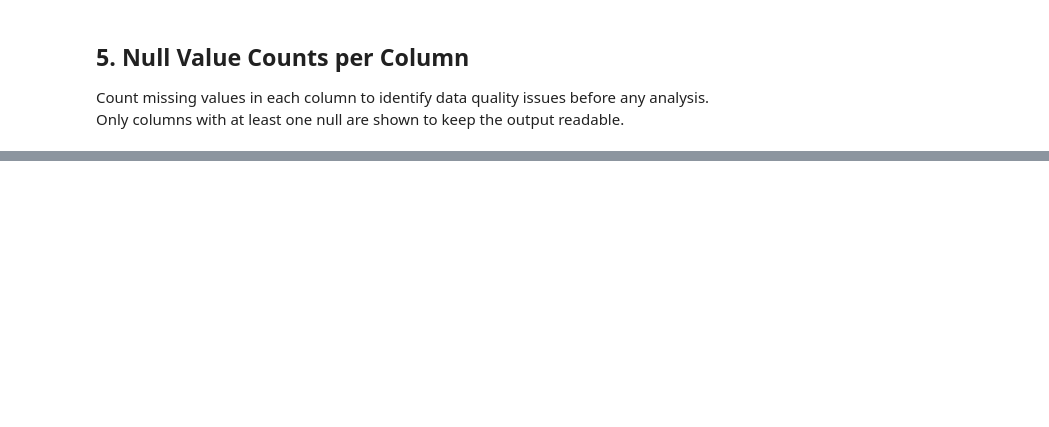
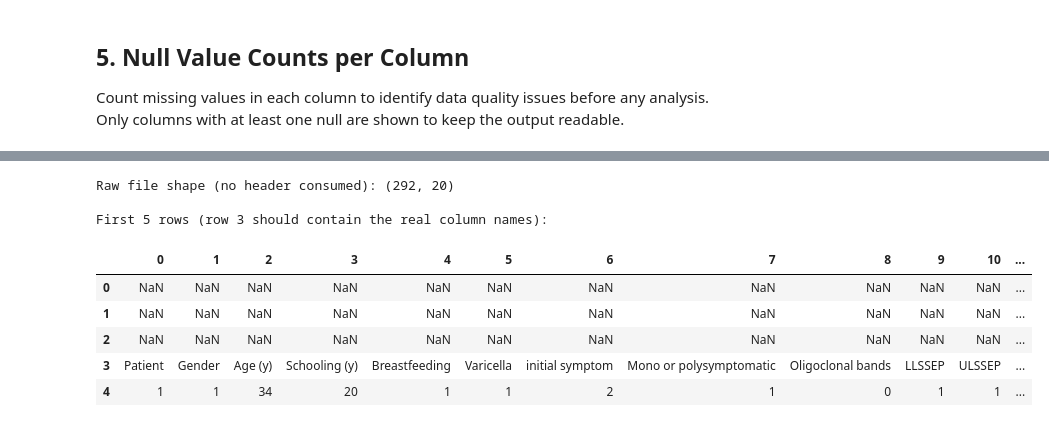
Before and after one commit to jolgan/ms-cis-comparison, a Jupyter notebook: notebooks/01_data_inspection.ipynb, the cells around one changed output, grey strips where cells are left out. Saved outputs shown, nothing was run; the diff lists cells and outputs as text; code cells hidden in the pictures; blank space fills up the shorter version.

```diff
--- a/notebooks/01_data_inspection.ipynb
+++ b/notebooks/01_data_inspection.ipynb
@@ -139,0 +148,17 @@ Total nulls: 591
+# %%
+# Reload with no header inference to inspect the raw row structure
+mx_raw = pd.read_excel('../data/raw/mexican_cis.xlsx', header=None)
+print(f'Raw file shape (no header consumed): {mx_raw.shape}')
+print()
+print('First 5 rows (row 3 should contain the real column names):')
+display(mx_raw.head(5))
+# %% [output]
+Raw file shape (no header consumed): (292, 20)
+
+First 5 rows (row 3 should contain the real column names):
+|  | 0 | 1 | 2 | 3 | 4 | 5 | 6 | 7 | 8 | 9 | 10 | ... |
+| 0 | NaN | NaN | NaN | NaN | NaN | NaN | NaN | NaN | NaN | NaN | NaN | ... |
+| 1 | NaN | NaN | NaN | NaN | NaN | NaN | NaN | NaN | NaN | NaN | NaN | ... |
+| 2 | NaN | NaN | NaN | NaN | NaN | NaN | NaN | NaN | NaN | NaN | NaN | ... |
+| 3 | Patient | Gender | Age (y) | Schooling (y) | Breastfeeding | Varicella | initial symptom | Mono or polysymptomatic | Oligoclonal bands | LLSSEP | ULSSEP | ... |
+| 4 | 1 | 1 | 34 | 20 | 1 | 1 | 2 | 1 | 0 | 1 | 1 | ... |
```
Also changed, not shown: parts of 13 cells of this notebook, 2 other files.
